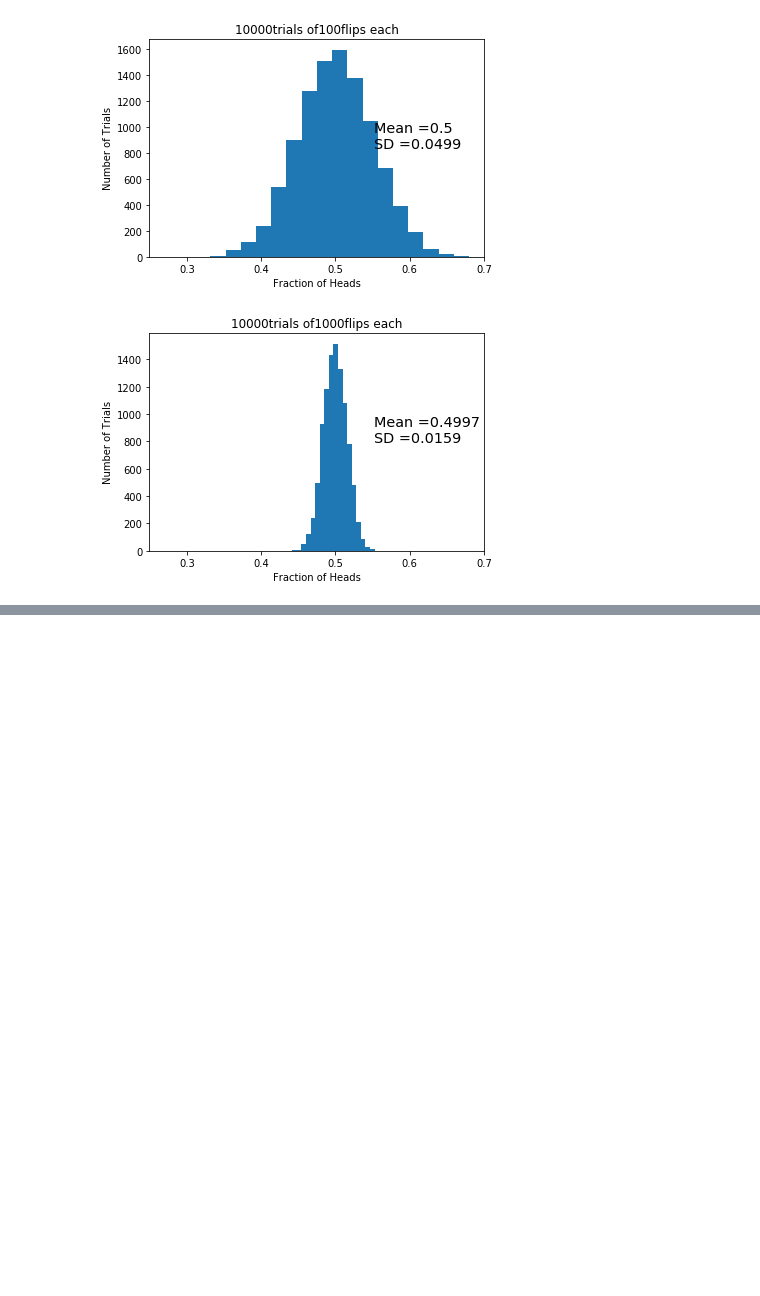
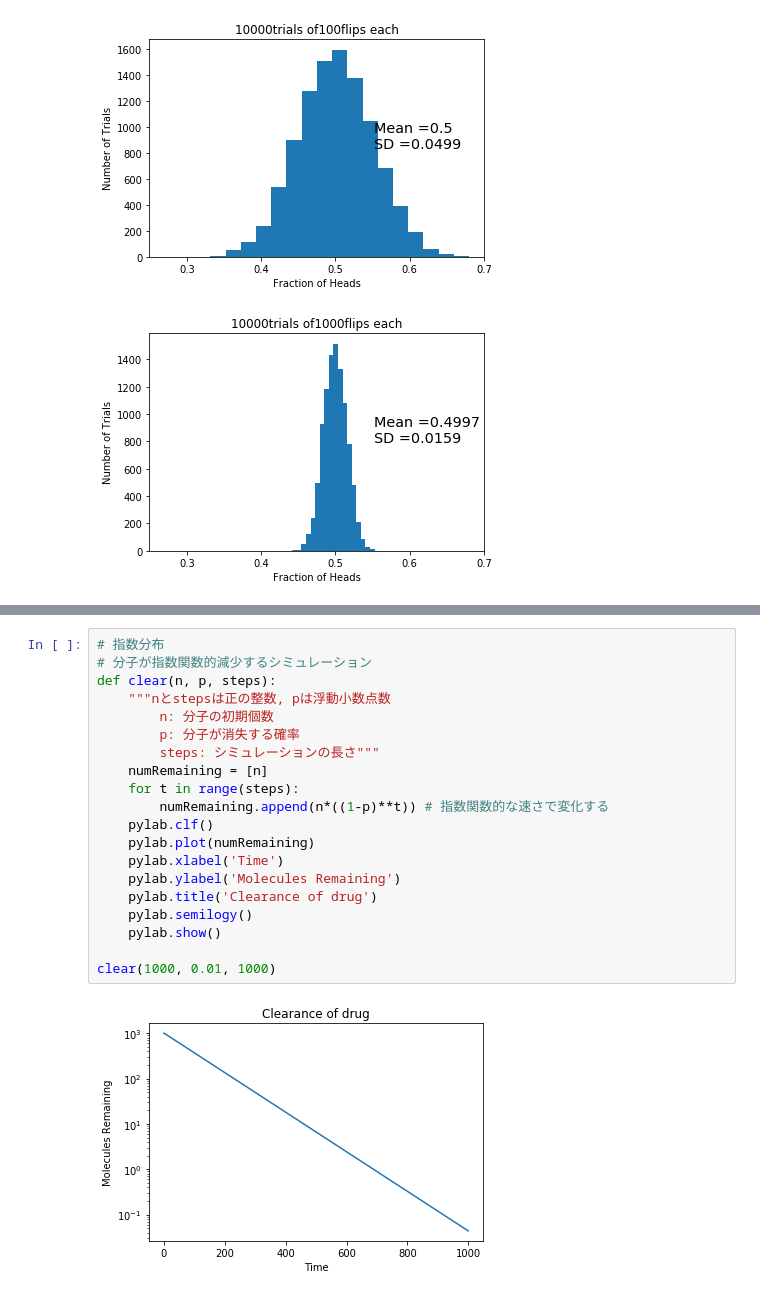
Before and after one commit to hyota0914/learnpython, a Jupyter notebook: jupyter/python/introduction-5(probability).ipynb, the cells around one changed output, grey strips where cells are left out. Cells and saved outputs as stored; diff of their text form; blank space fills up the shorter version.

```diff
--- a/jupyter/python/introduction-5(probability).ipynb
+++ b/jupyter/python/introduction-5(probability).ipynb
@@ -300,0 +407,22 @@ makePlots(100, 1000, 10000)
+# %%
+# 指数分布
+# 分子が指数関数的減少するシミュレーション
+def clear(n, p, steps):
+    """nとstepsは正の整数, pは浮動小数点数
+        n: 分子の初期個数
+        p: 分子が消失する確率
+        steps: シミュレーションの長さ"""
+    numRemaining = [n]
+    for t in range(steps):
+        numRemaining.append(n*((1-p)**t)) # 指数関数的な速さで変化する
+    pylab.clf()
+    pylab.plot(numRemaining)
+    pylab.xlabel('Time')
+    pylab.ylabel('Molecules Remaining')
+    pylab.title('Clearance of drug')
+    pylab.semilogy()
+    pylab.show()
+
+clear(1000, 0.01, 1000)
+# %% [output]
+[figure, added]
```
Also changed, not shown: parts of 6 cells of this notebook.
